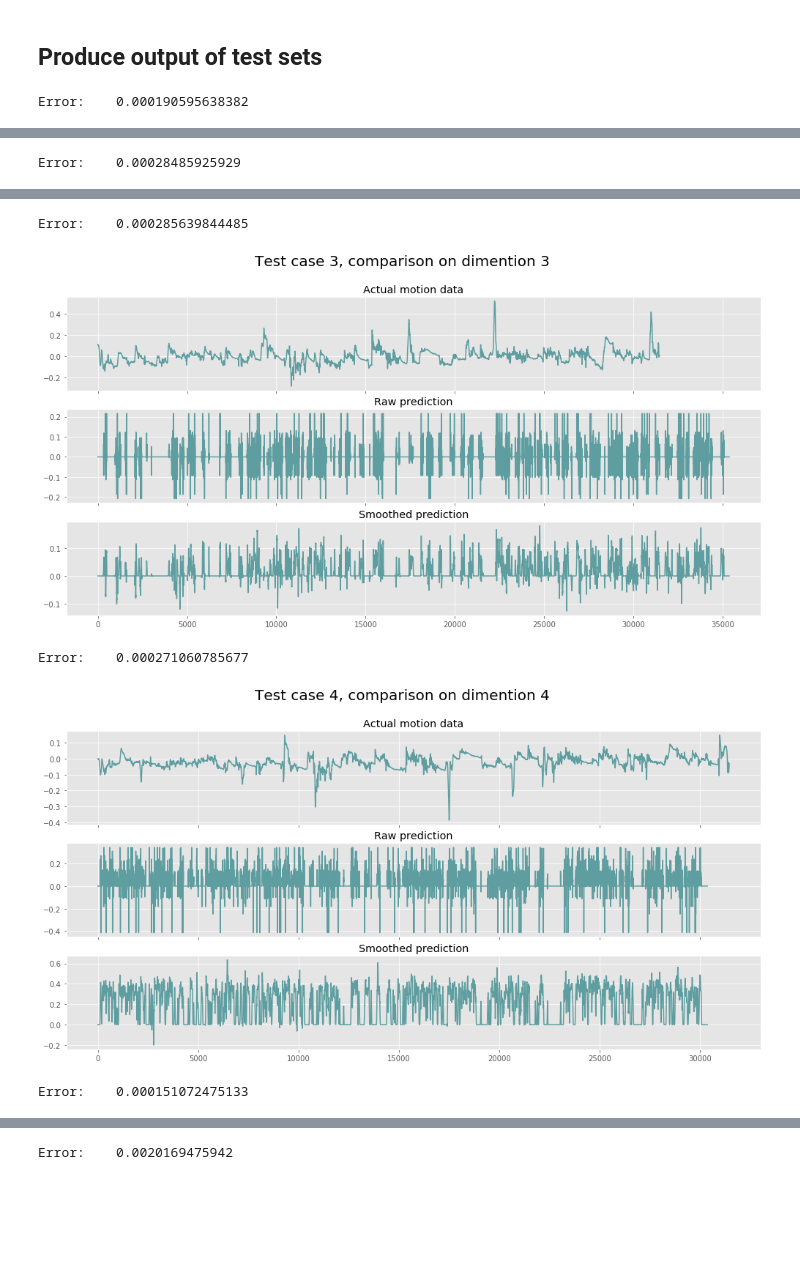
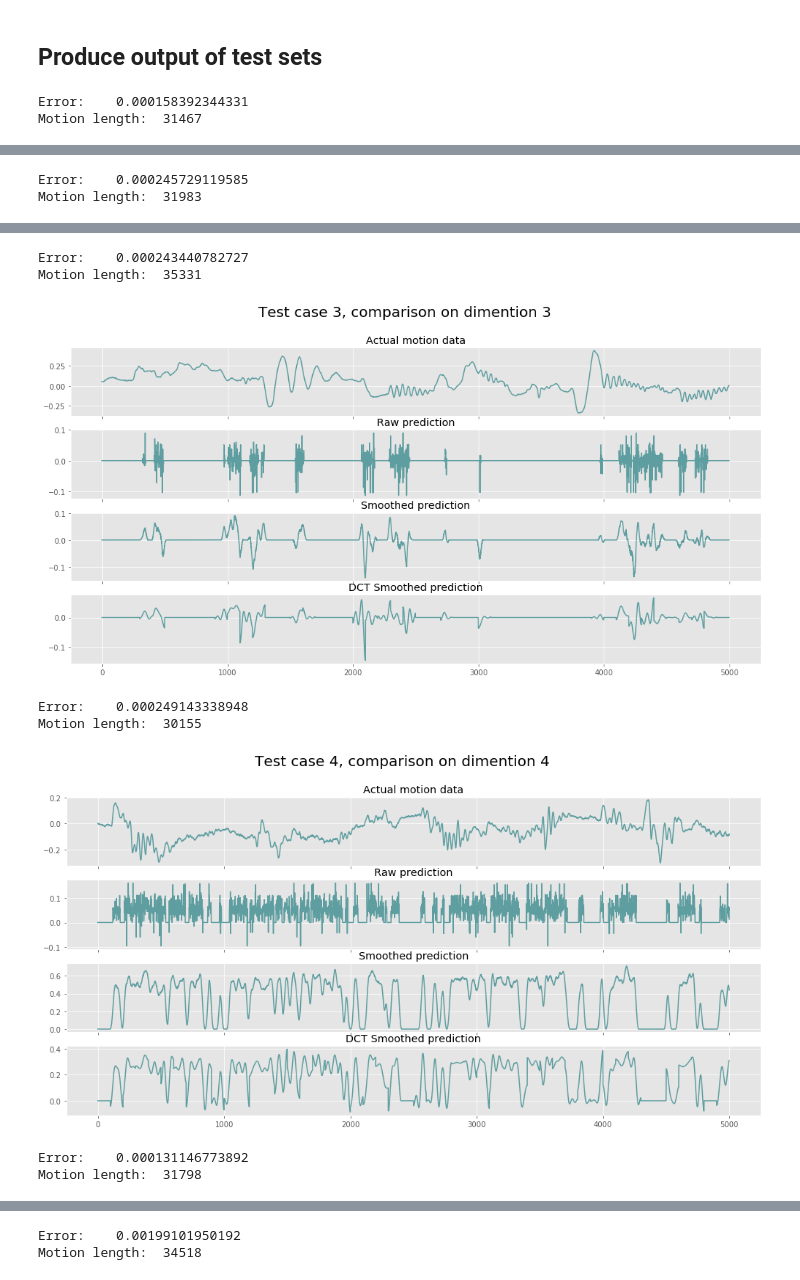
Before and after one commit to CynthiaCXY/HeadMotionSynthesis, a Jupyter notebook: baseline_model_RV.ipynb, the cells around one changed output, grey strips where cells are left out. Saved outputs shown, nothing was run; the diff lists cells and outputs as text; code cells hidden in the pictures; blank space fills up the shorter version.

Commit message:
Produced evaluation test cases

```diff
--- a/baseline_model_RV.ipynb
+++ b/baseline_model_RV.ipynb
@@ -116,0 +124,6 @@ ax_1.set_xlabel('Epoch number')
+# %%
+motion_data = np.load('data/Twitter/validation_extro.npz')['targets']
+print("Motion length: ", motion_data.shape[0])
+result, evaluation = optimiser.eval_test_set(valid_data, 'validation')
+prediction = result[-1]
+print('Error:    ' + str(evaluation['errorvalidation']))
@@ -145,5 +214,17 @@ def smooth_prediction(raw_prediction):
         0.1 * (calculation_frame[i+37,:] + calculation_frame[i+3,:]) + \
         0.1 * (calculation_frame[i+38,:] + calculation_frame[i+2,:]) + \
         0.1 * (calculation_frame[i+39,:] + calculation_frame[i+1,:])
-    output /= 3
+#     for i in range(output_shape[0]):
+#         output[i,:] = 1.5 * calculation_frame[i+20,:] + \
+#         0.5 * (calculation_frame[i+21,:] + calculation_frame[i+19,:]) + \
+#         0.5 * (calculation_frame[i+22,:] + calculation_frame[i+18,:]) + \
+#         0.3 * (calculation_frame[i+23,:] + calculation_frame[i+17,:]) + \
+#         0.3 * (calculation_frame[i+24,:] + calculation_frame[i+16,:]) + \
+#         0.1 * (calculation_frame[i+25,:] + calculation_frame[i+15,:])
+    output /= 2
+
+    # Adjust motion to origin
+#     motion_mean = np.mean(output,axis=0)
+#     output = output - motion_mean
+
     return output
@@ -162,30 +282,32 @@ for i in range(1,7):
     counter = 0
     for line in time_intervals:
         for j in range(line[0], line[1]):
-            prediction[j] = result[3][counter]
+            prediction[j] = result[-1][counter]
             counter += 1
     prediction_smooth = smooth_prediction(prediction)
+    prediction_dct_smooth = dct_smoothing(prediction, frequency_factor=5, window_size=100)
+    prediction_dct_smooth *= 5
 
-    prediction_tan = np.tan(2.5*prediction_smooth) / 4.0
+    np.savetxt('Predictions/extro_{0}.txt'.format(i), prediction, fmt="%.7f")
+    np.savetxt('Predictions/extro_smooth_{0}.txt'.format(i), prediction_smooth, fmt="%.7f")
+    np.savetxt('Predictions/extro_dct_{0}.txt'.format(i), prediction_dct_smooth, fmt="%.7f")
 
-    np.savetxt('Predictions/prediction{0}.txt'.format(i), prediction, fmt="%.7f")
-    np.savetxt('Predictions/prediction{0}_smooth.txt'.format(i), prediction_smooth, fmt="%.7f")
-    # np.savetxt('prediction{0}_tan.txt'.format(i), prediction_tan, fmt="%.7f")
-
-    motion_data = np.loadtxt("ExtrovertRawData/Motion/1.rov".format(i), skiprows=17, usecols=range(0, 6))
+    motion_data = np.loadtxt("ExtrovertRawData/Motion/{0}.rov".format(i), skiprows=17, usecols=range(0, 6))
+    print("Motion length: ", motion_data.shape[0])
 
     # Two subplots, the axes array is 1-d
-    f, axarr = plt.subplots(3, sharex=True, figsize=(17,8))
-    axarr[0].plot(motion_data[:,i-1], color = 'cadetblue')
+    f, axarr = plt.subplots(4, sharex=True, figsize=(17,8))
+    axarr[0].plot(motion_data[:5000,i-1], color = 'cadetblue')
     axarr[0].set_title('Actual motion data')
-    axarr[1].plot(prediction[:,i-1], color = 'cadetblue')
+    axarr[1].plot(prediction[:5000,i-1], color = 'cadetblue')
     axarr[1].set_title('Raw prediction')
-    axarr[2].plot(prediction_smooth[:,i-1], color = 'cadetblue')
+    axarr[2].plot(prediction_smooth[:5000,i-1], color = 'cadetblue')
     axarr[2].set_title('Smoothed prediction')
-#     axarr[3].plot(prediction_tan[:,i-1])
-#     axarr[3].set_title('Tan prediction')
+    axarr[3].plot(prediction_dct_smooth[:5000,i-1], color = 'cadetblue')
+    axarr[3].set_title('DCT Smoothed prediction')
     plt.suptitle('Test case {0}, comparison on dimention {1}'.format(i, i), size = 20)
-    plt.savefig('Predictions/Test case {0}, comparison on dimention {1}.pdf'.format(i, i))
+    #plt.savefig('Predictions/Test case {0}, comparison on dimention {1}.pdf'.format(i, i))
     plt.show()
 # %% [output]
-Error:    0.000190595638382
+Error:    0.000158392344331
+Motion length:  31467
@@ -193 +315,2 @@ Error:    0.000190595638382
-Error:    0.00028485925929
+Error:    0.000245729119585
+Motion length:  31983
@@ -195,5 +318,8 @@ Error:    0.00028485925929
-Error:    0.000285639844485
+Error:    0.000243440782727
+Motion length:  35331
-[figure, old version]
+[figure, new version]
-Error:    0.000271060785677
+Error:    0.000249143338948
+Motion length:  30155
-[figure, old version]
+[figure, new version]
-Error:    0.000151072475133
+Error:    0.000131146773892
+Motion length:  31798
@@ -201 +327,2 @@ Error:    0.000151072475133
-Error:    0.0020169475942
+Error:    0.00199101950192
+Motion length:  34518
```
Also changed, not shown: parts of 14 cells of this notebook, 55 other files.
